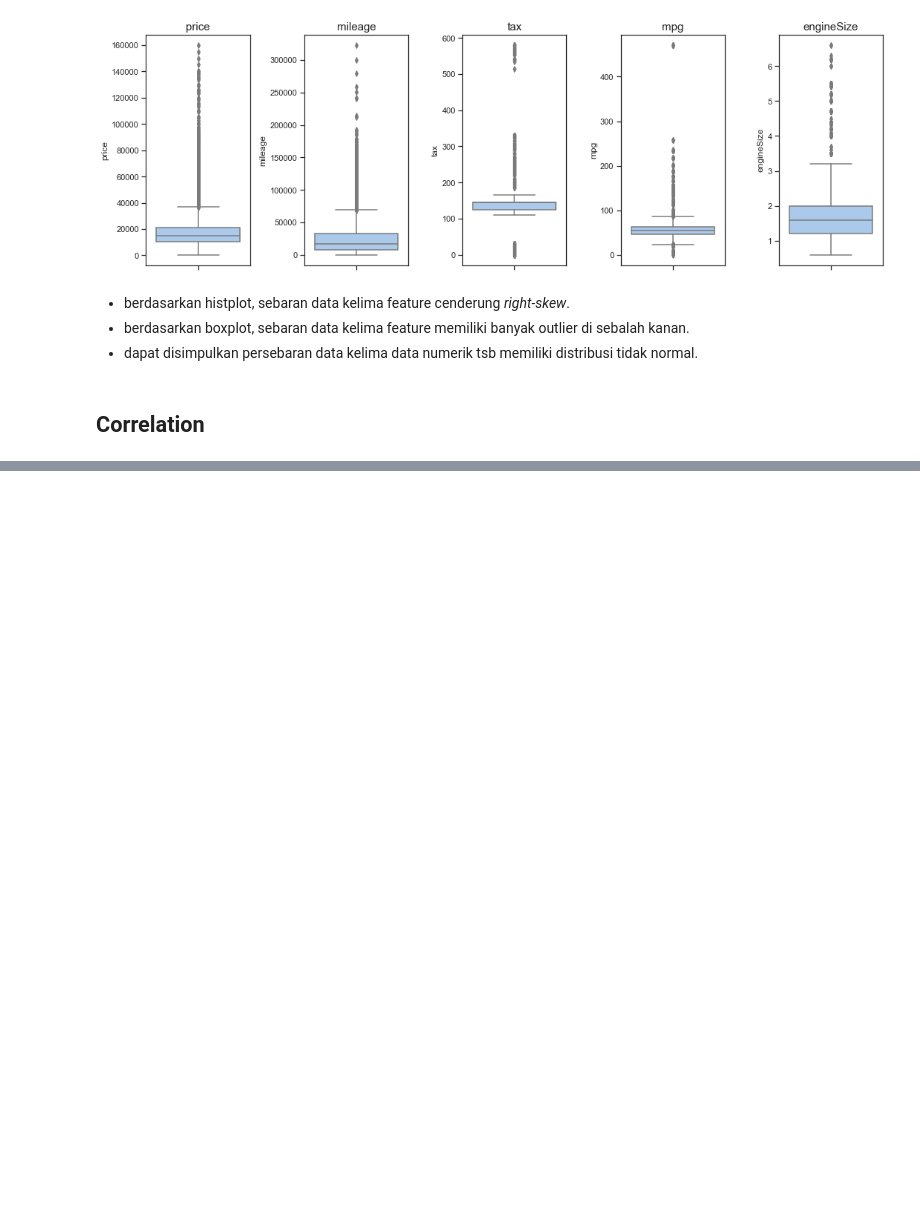
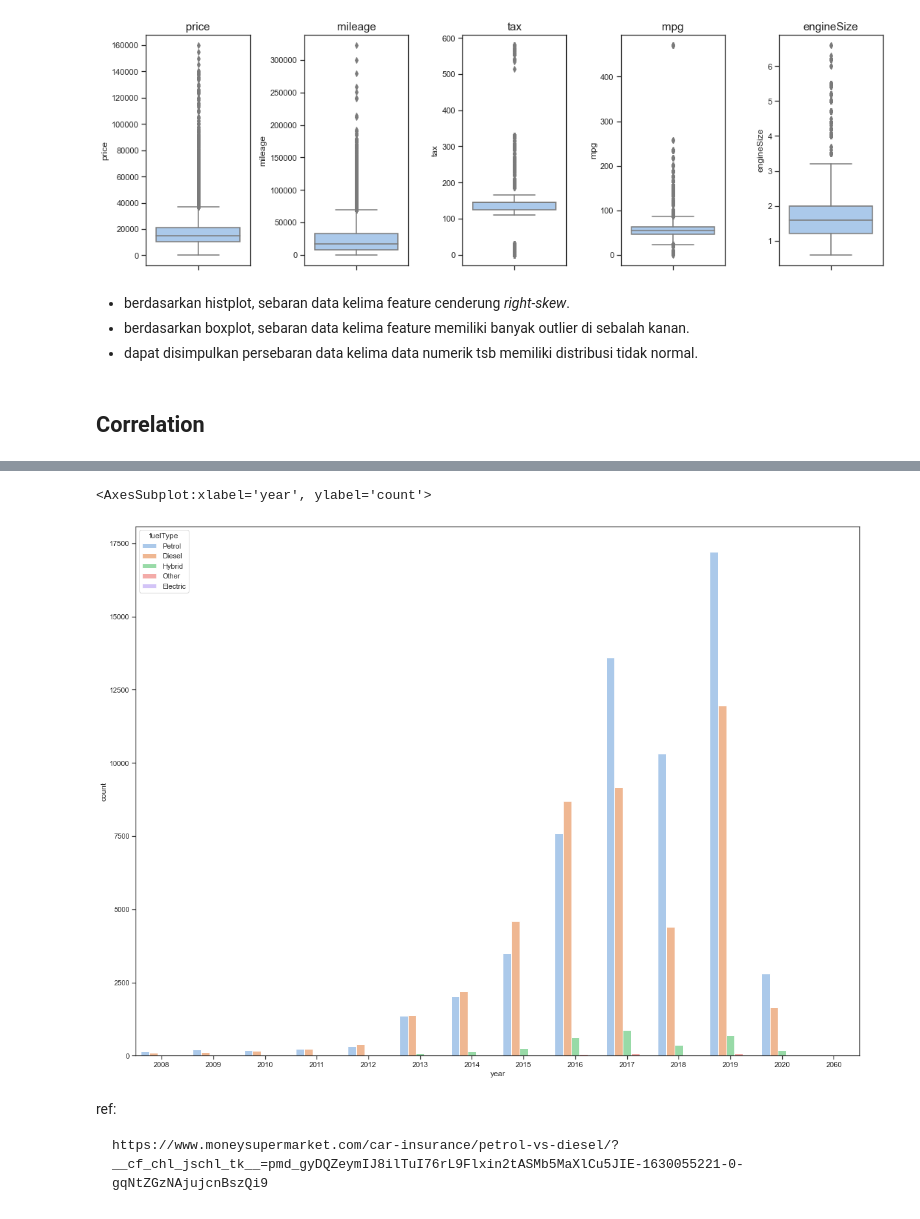
Before and after one commit to fariz-tiowiradin/FinProPWDK, a Jupyter notebook: Used Car Price Prediction.ipynb, the cells around one changed output, grey strips where cells are left out. Saved outputs shown, nothing was run; the diff lists cells and outputs as text; code cells hidden in the pictures; blank space fills up the shorter version.

```diff
--- a/Used Car Price Prediction.ipynb
+++ b/Used Car Price Prediction.ipynb
@@ -200,0 +358,10 @@ df['mpg']=df['mpg'].fillna(df.groupby(['transmission','fuelType','engineSize'])[
+# %%
+plt.figure(figsize=(20,15))
+sns.countplot(x="year", hue="fuelType", data=df[df['year']>2007])
+# %% [output]
+<AxesSubplot:xlabel='year', ylabel='count'>
+[figure, added]
+# %% [markdown]
+ref:
+
+    https://www.moneysupermarket.com/car-insurance/petrol-vs-diesel/?__cf_chl_jschl_tk__=pmd_gyDQZeymIJ8ilTuI76rL9Flxin2tASMb5MaXlCu5JIE-1630055221-0-gqNtZGzNAjujcnBszQi9
```
Also changed, not shown: parts of 46 cells of this notebook.
